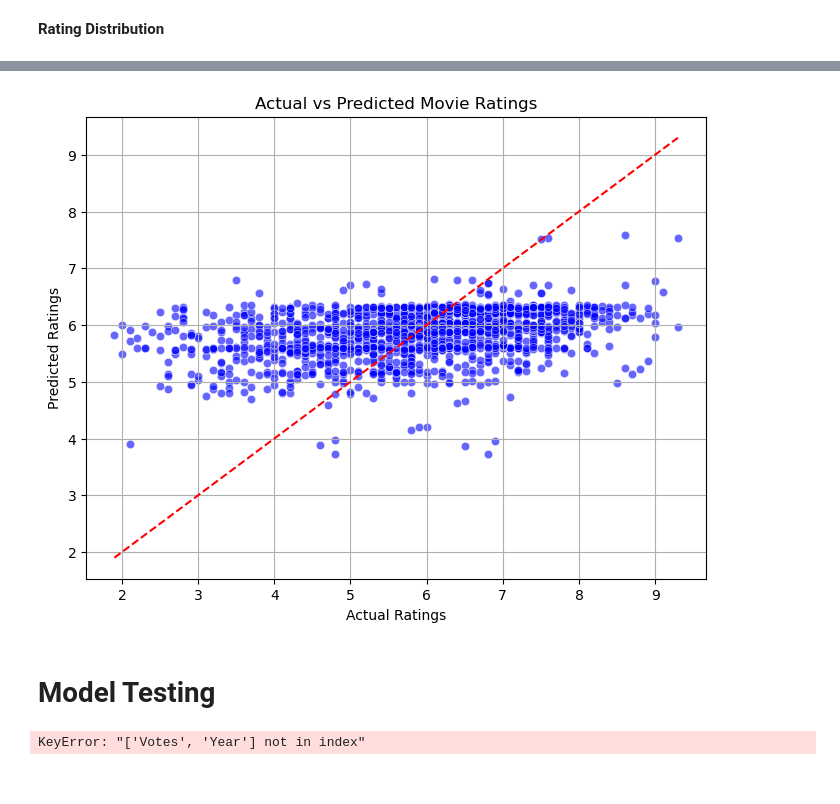
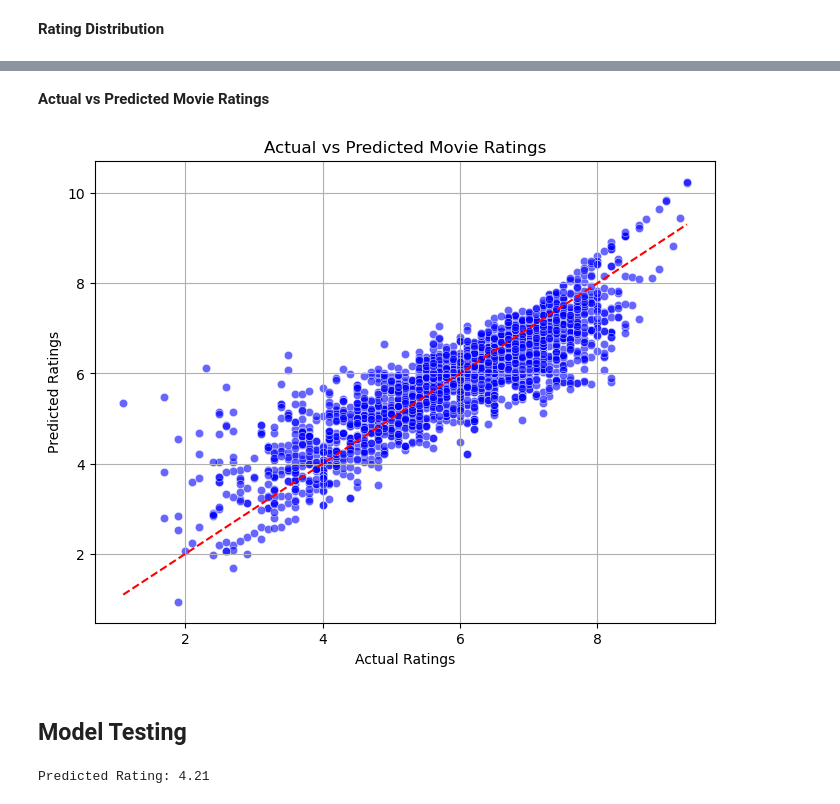
Before and after one commit to osandaNaveen92/Encryptix, a Jupyter notebook: Movie_RatingPrediction.ipynb, the cells around one changed output, grey strips where cells are left out. Cells and saved outputs as stored; diff of their text form; code cells hidden in the pictures.

```diff
--- a/Movie_RatingPrediction.ipynb
+++ b/Movie_RatingPrediction.ipynb
@@ -70 +50,5 @@ X_encoded = encoder.fit_transform(features)
+# %%
+X = imdb_df[['Year', 'Votes', 'Duration', 'Genre_mean_rating', 'Director_encoded',
+             'Actor1_encoded', 'Actor2_encoded', 'Actor3_encoded']]
+y = imdb_df['Rating']
 # %% [markdown]
@@ -75,2 +56,4 @@ from sklearn.linear_model import LinearRegression
 # %%
-X_train, X_test, y_train, y_test = train_test_split(X_encoded, target, test_size=0.2, random_state=42)
+from sklearn.model_selection import train_test_split
+
+X_train, X_test, y_train, y_test = train_test_split(X, y, test_size=0.2, random_state=42)
@@ -81,0 +62,6 @@ RandomForestRegressor(max_depth=15, n_estimators=200, random_state=42)
+# %%
+from sklearn.linear_model import LinearRegression
+from sklearn.metrics import mean_squared_error, mean_absolute_error, r2_score
+
+model = LinearRegression()
+model.fit(X_train, y_train)
@@ -82,3 +70,2 @@ RandomForestRegressor(max_depth=15, n_estimators=200, random_state=42)
 # %%
-y_train_pred = model.predict(X_train)
-y_test_pred = model.predict(X_test)
+y_pred = model.predict(X_test)
@@ -101,33 +93,18 @@ Test RMSE: 1.281
+# %% [markdown]
+**Actual vs Predicted Movie Ratings**
 # %%
+import matplotlib.pyplot as plt
+import seaborn as sns
+
 plt.figure(figsize=(8,6))
-sns.scatterplot(x=y_test, y=y_test_pred, alpha=0.6, color='blue')  # use correct variable
-plt.plot([y_test.min(), y_test.max()], [y_test.min(), y_test.max()], 'r--')  # reference line
+sns.scatterplot(x=y_test, y=y_pred, alpha=0.6, color='blue')  # Use predicted values variable 'y_pred'
+plt.plot([y_test.min(), y_test.max()], [y_test.min(), y_test.max()], 'r--')  # Reference line (y=x)
 plt.xlabel("Actual Ratings")
 plt.ylabel("Predicted Ratings")
 plt.title("Actual vs Predicted Movie Ratings")
 plt.grid(True)
 plt.show()
 # %% [output]
-[figure, old version]
+[figure, new version]
 # %% [markdown]
-<h1>Model Testing</h1>
+<h2>Model Testing</h2>
-# %%
-# ✅ Sample test input (with Duration, no Actor 3)
-sample_movie = pd.DataFrame([{
-    'Genre': 'Action',
-    'Director': 'Rohit Shetty',
-    'Actor 1': 'Ajay Devgn',
-    'Actor 2': 'Kareena Kapoor',
-    'Duration': 150  # example in minutes
-}])
-
-# Ensure column order matches
-sample_movie = sample_movie[features.columns]
-
-# Encode and predict
-sample_encoded = encoder.transform(sample_movie)
-predicted_rating = model.predict(sample_encoded)
-
-print(f"🎬 Predicted Rating: {predicted_rating[0]:.2f}")
-# %% [output]
-KeyError: "['Votes', 'Year'] not in index"
@@ -133,0 +119,4 @@ KeyError: "['Votes', 'Year'] not in index"
+# %%
+print("\nPredicted Rating:", round(predicted_rating[0], 2))
+# %% [output]
+Predicted Rating: 4.21
```
Also changed, not shown: parts of 28 cells of this notebook.
